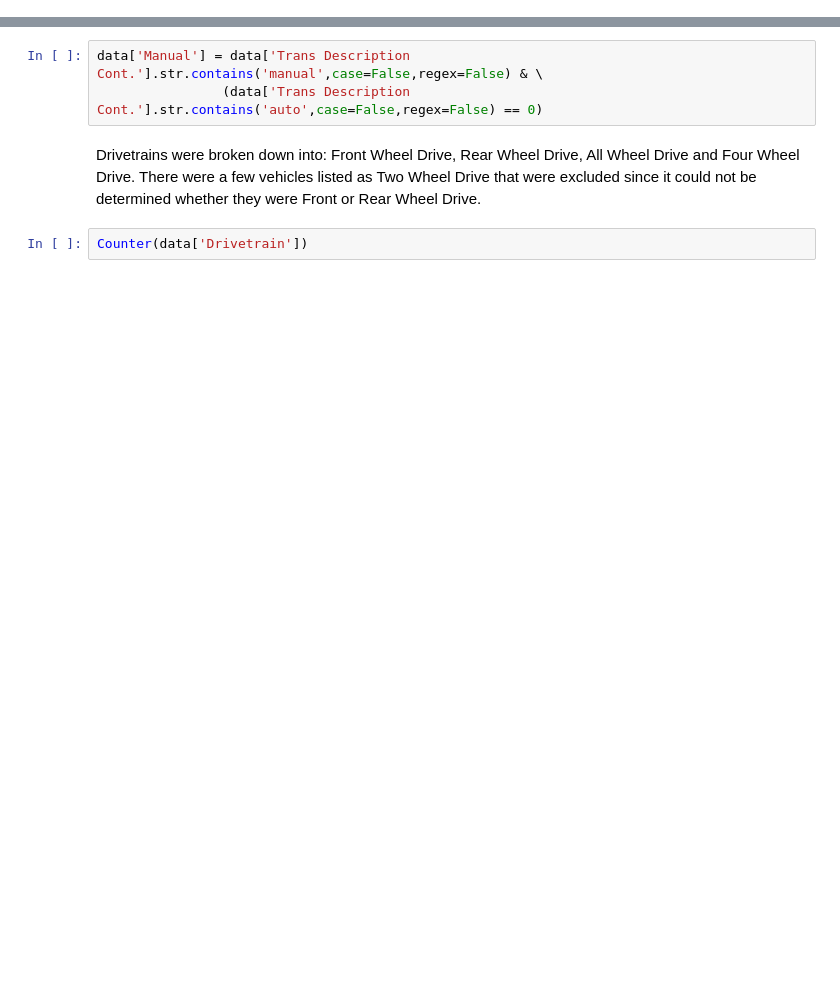
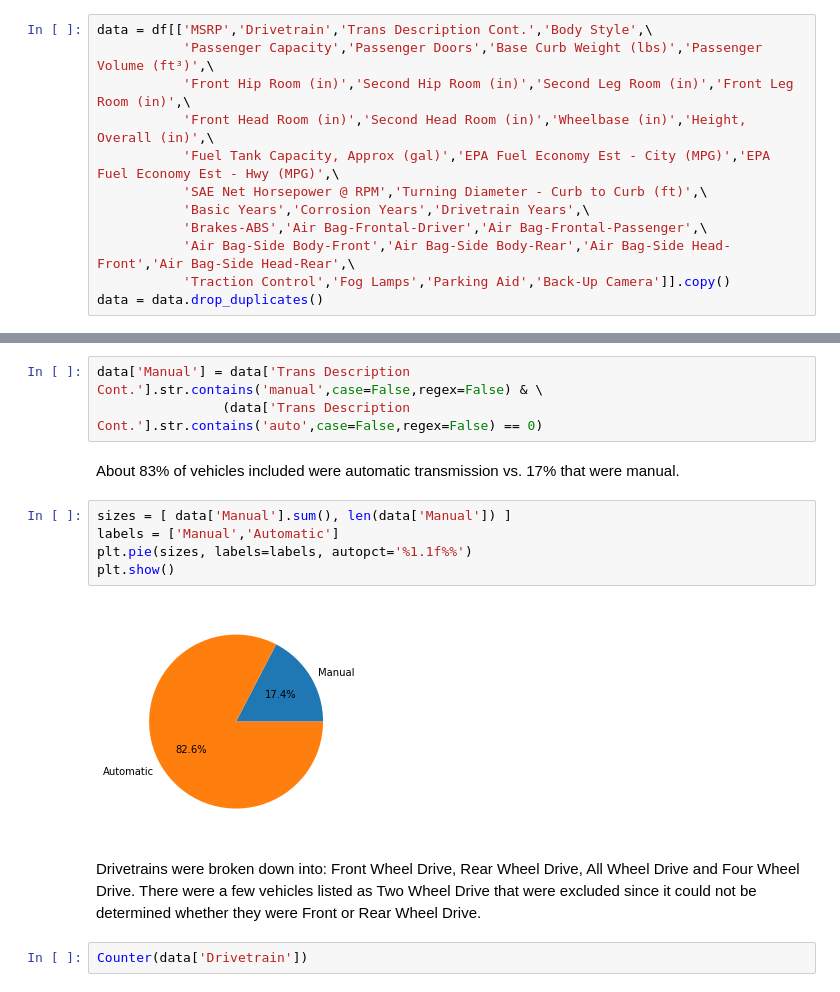
Before and after one commit to yfstafford/Thinkful, a Jupyter notebook: Unit 3/Capstone/Unit 3 Capstone Car MSRP.ipynb, the cells around one changed output, grey strips where cells are left out. Cells and saved outputs as stored; diff of their text form; blank space fills up the shorter version.

```diff
--- a/Unit 3/Capstone/Unit 3 Capstone Car MSRP.ipynb
+++ b/Unit 3/Capstone/Unit 3 Capstone Car MSRP.ipynb
@@ -67 +82,13 @@ data.shape
+# %%
+data = df[['MSRP','Drivetrain','Trans Description Cont.','Body Style',\
+           'Passenger Capacity','Passenger Doors','Base Curb Weight (lbs)','Passenger Volume (ft³)',\
+           'Front Hip Room (in)','Second Hip Room (in)','Second Leg Room (in)','Front Leg Room (in)',\
+           'Front Head Room (in)','Second Head Room (in)','Wheelbase (in)','Height, Overall (in)',\
+           'Fuel Tank Capacity, Approx (gal)','EPA Fuel Economy Est - City (MPG)','EPA Fuel Economy Est - Hwy (MPG)',\
+           'SAE Net Horsepower @ RPM','Turning Diameter - Curb to Curb (ft)',\
+           'Basic Years','Corrosion Years','Drivetrain Years',\
+           'Brakes-ABS','Air Bag-Frontal-Driver','Air Bag-Frontal-Passenger',\
+           'Air Bag-Side Body-Front','Air Bag-Side Body-Rear','Air Bag-Side Head-Front','Air Bag-Side Head-Rear',\
+           'Traction Control','Fog Lamps','Parking Aid','Back-Up Camera']].copy()
+data = data.drop_duplicates()
 # %% [markdown]
@@ -135,6 +161,15 @@ Counter({'Automatic w/OD': 8255,
 # %%
 data['Manual'] = data['Trans Description Cont.'].str.contains('manual',case=False,regex=False) & \
                 (data['Trans Description Cont.'].str.contains('auto',case=False,regex=False) == 0)
+# %% [markdown]
+About 83% of vehicles included were automatic transmission vs. 17% that were manual.
+# %%
+sizes = [ data['Manual'].sum(), len(data['Manual']) ]
+labels = ['Manual','Automatic']
+plt.pie(sizes, labels=labels, autopct='%1.1f%%')
+plt.show()
+# %% [output]
+[figure, added]
 # %% [markdown]
 Drivetrains were broken down into: Front Wheel Drive, Rear Wheel Drive, All Wheel Drive and Four Wheel Drive. There were a few vehicles listed as Two Wheel Drive that were excluded since it could not be determined whether they were Front or Rear Wheel Drive.
 # %%
```
Also changed, not shown: parts of 107 cells of this notebook.
